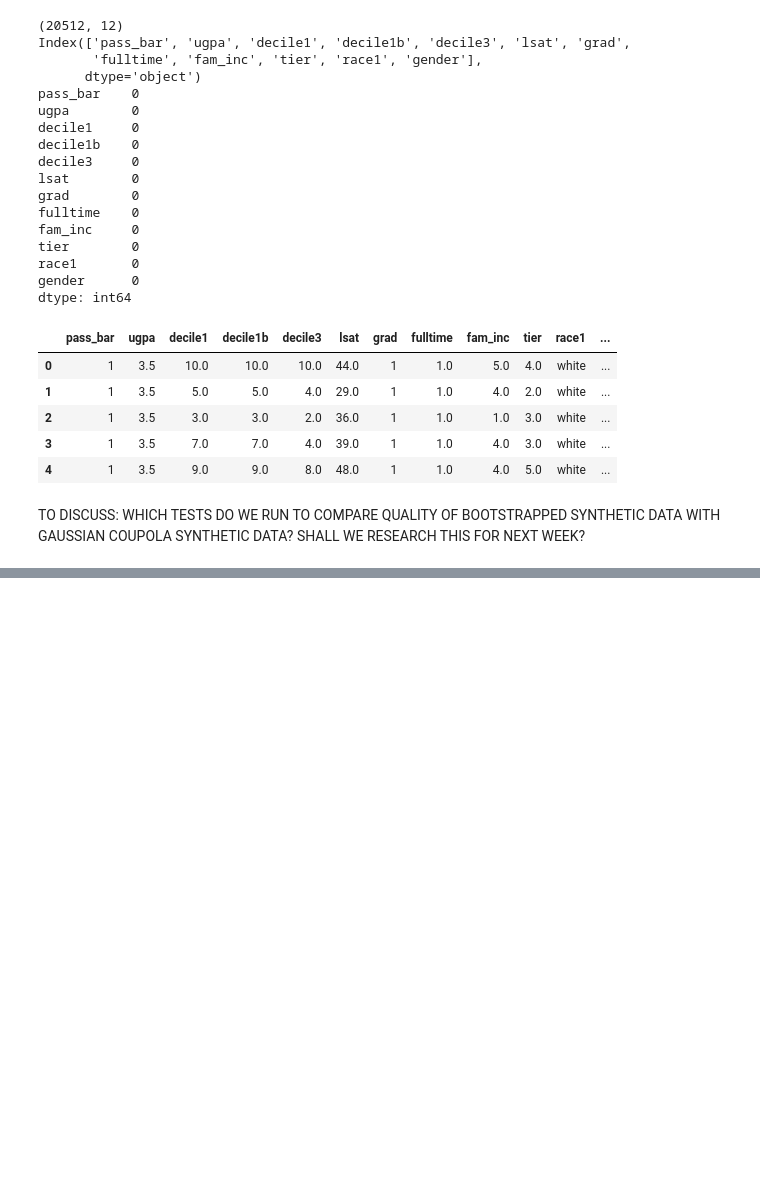
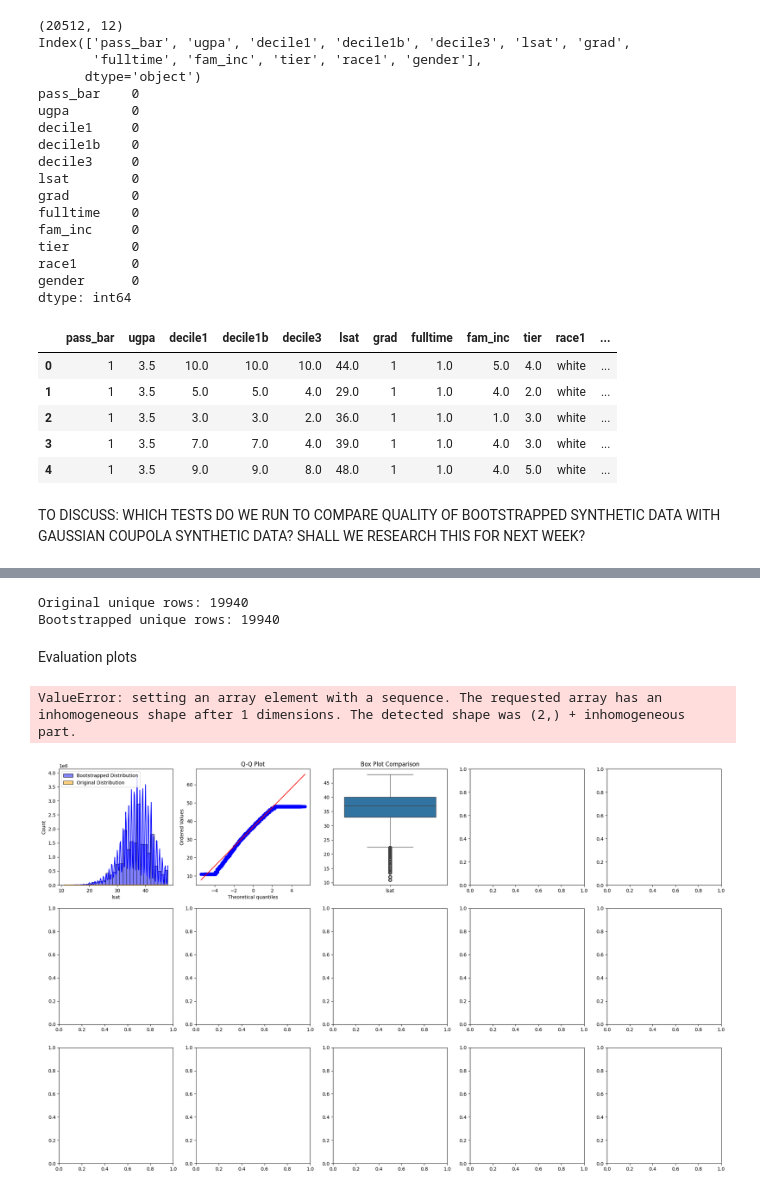
Before and after one commit to NGO-Algorithm-Audit/synthetic-data-generation, a Jupyter notebook: Law School Admissions Bar Passage/Level2_SDG_GA_SB_BTSR.ipynb, the cells around one changed output, grey strips where cells are left out. Saved outputs shown, nothing was run; the diff lists cells and outputs as text; code cells hidden in the pictures; blank space fills up the shorter version.

Commit message:
latest changes in bootstrapping

```diff
--- a/Law School Admissions Bar Passage/Level2_SDG_GA_SB_BTSR.ipynb
+++ b/Law School Admissions Bar Passage/Level2_SDG_GA_SB_BTSR.ipynb
@@ -295,10 +323,6 @@ def evaluate_bootstrapped_data(original_data, bootstrapped_data, numerical_colum
 
     return evaluation_results
 # %%
-numerical_columns = ['ugpa', 'decile1', 'decile1b', 'decile3', 'lsat', 'grad', 'fulltime', 'fam_inc', 'tier']
-categorical_columns = ['race1', 'gender']
-
-# Assuming 'original_data' is your original DataFrame and 'bootstrapped_data' is a DataFrame containing your synthetic data
 evaluation_results = evaluate_bootstrapped_data(df, bootstrapped_df, numerical_columns, categorical_columns)
 # %%
 def print_evaluation_results(evaluation_results):
@@ -398,0 +406,75 @@ def plot_data_and_bootstrapped(df, bootstrapped_data, numerical_columns):
+# %%
+# Check to compare the uniqueness of rows between the original and bootstrapped data
+
+original_unique_rows = len(df.drop_duplicates())
+bootstrapped_unique_rows = len(create_bootstrap_samples(df).drop_duplicates())
+
+print(f'Original unique rows: {original_unique_rows}')
+print(f'Bootstrapped unique rows: {bootstrapped_unique_rows}')
+# %% [output]
+Original unique rows: 19940
+Bootstrapped unique rows: 19940
+# %% [markdown]
+Evaluation plots
+# %%
+import matplotlib.pyplot as plt
+import seaborn as sns
+import numpy as np
+import scipy.stats as stats
+import pandas as pd
+
+def plot_data_and_bootstrapped(df, bootstrapped_data, numerical_columns):
+    if not all(col in df.columns for col in numerical_columns):
+        missing_cols = [col for col in numerical_columns if col not in df.columns]
+        raise ValueError(f"Missing columns in the dataframe: {missing_cols}")
+
+    num_plots = len(numerical_columns)
+    fig, axes = plt.subplots(num_plots, 5, figsize=(25, 5 * num_plots))
+
+    for i, column in enumerate(numerical_columns):
+        original_data = df[column].dropna()
+        bootstrap_data = bootstrapped_data[column].dropna()
+
+        # Distribution comparison and Confidence Interval
+        ax = axes[i, 0]
+        sns.histplot(bootstrap_data, kde=True, bins=30, ax=ax, color='blue', label='Bootstrapped Distribution')
+        sns.histplot(original_data, kde=True, bins=30, ax=ax, color='orange', alpha=0.5, label='Original Distribution')
+        ax.legend()
+
+        # Q-Q Plot
+        ax = axes[i, 1]
+        stats.probplot(bootstrap_data, dist="norm", plot=ax)
+        ax.set_title('Q-Q Plot')
+
+        # Box Plot
+        ax = axes[i, 2]
+        sns.boxplot(data=[original_data, bootstrap_data], ax=ax)
+        ax.set_title('Box Plot Comparison')
+
+        # Bland-Altman Plot
+        ax = axes[i, 3]
+        mean = np.mean([original_data, bootstrap_data], axis=0)
+        diff = original_data - bootstrap_data    # Difference between data
+        md = np.mean(diff)                       # Mean of the difference
+        sd = np.std(diff, axis=0)                # Standard deviation of the difference
+        ax.scatter(mean, diff)
+        ax.axhline(md, color='gray', linestyle='--')
+        ax.axhline(md + 1.96 * sd, color='red', linestyle='--')
+        ax.axhline(md - 1.96 * sd, color='red', linestyle='--')
+        ax.set_title('Bland-Altman Plot')
+
+        # Kolmogorov-Smirnov Test
+        ax = axes[i, 4]
+        ks_stat, ks_p = stats.ks_2samp(original_data, bootstrap_data)
+        ax.text(0.1, 0.8, f'KS Statistic: {ks_stat:.3f}\np-value: {ks_p:.3g}', transform=ax.transAxes)
+        ax.axis('off')
+        ax.set_title('K-S Test Results')
+
+    fig.tight_layout()
+    plt.show()
+
+# Ensure you replace 'Column1', 'Column2', 'Column3' with actual column names you want to evaluate
+plot_data_and_bootstrapped(df, bootstrapped_df, ['lsat', 'fam_inc', 'tier'])
+# %% [output]
+ValueError: setting an array element with a sequence. The requested array has an inhomogeneous shape after 1 dimensions. The detected shape was (2,) + inhomogeneous part.
+[figure, added]
```
Also changed, not shown: parts of 12 cells of this notebook.
